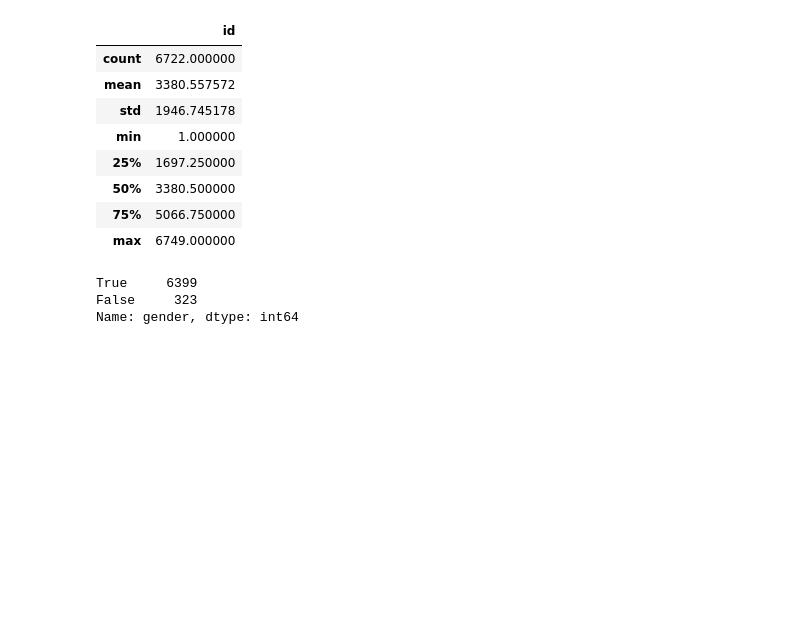
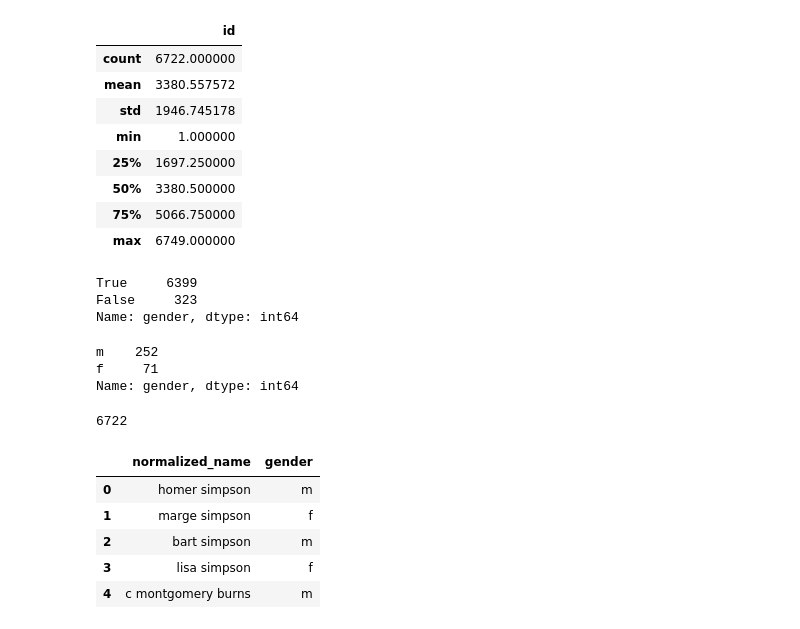
Before and after one commit to jillianhade/data-science-notes, a Jupyter notebook: simpsons_data.ipynb, the cells around one changed output. Saved outputs shown, nothing was run; the diff lists cells and outputs as text; code cells hidden in the pictures; blank space fills up the shorter version.

```diff
--- a/simpsons_data.ipynb
+++ b/simpsons_data.ipynb
@@ -234,3 +234,13 @@ Name: gender, dtype: int64
 def no_gender():
     for i in gender:
         if gender == null
+# %%
+df_4['gender'].value_counts()
+# %% [output]
+m    252
+f     71
+Name: gender, dtype: int64
+# %%
+len(df_4['gender'])
+# %% [output]
+6722
@@ -236,0 +250,11 @@ def no_gender():
+# %%
+df_5 = pd.read_csv('../Desktop/character_genders.csv')
+# %%
+df_5.head()
+# %% [output]
+|  | normalized_name | gender |
+| 0 | homer simpson | m |
+| 1 | marge simpson | f |
+| 2 | bart simpson | m |
+| 3 | lisa simpson | f |
+| 4 | c montgomery burns | m |
```
Also changed, not shown: parts of 4 cells of this notebook.
